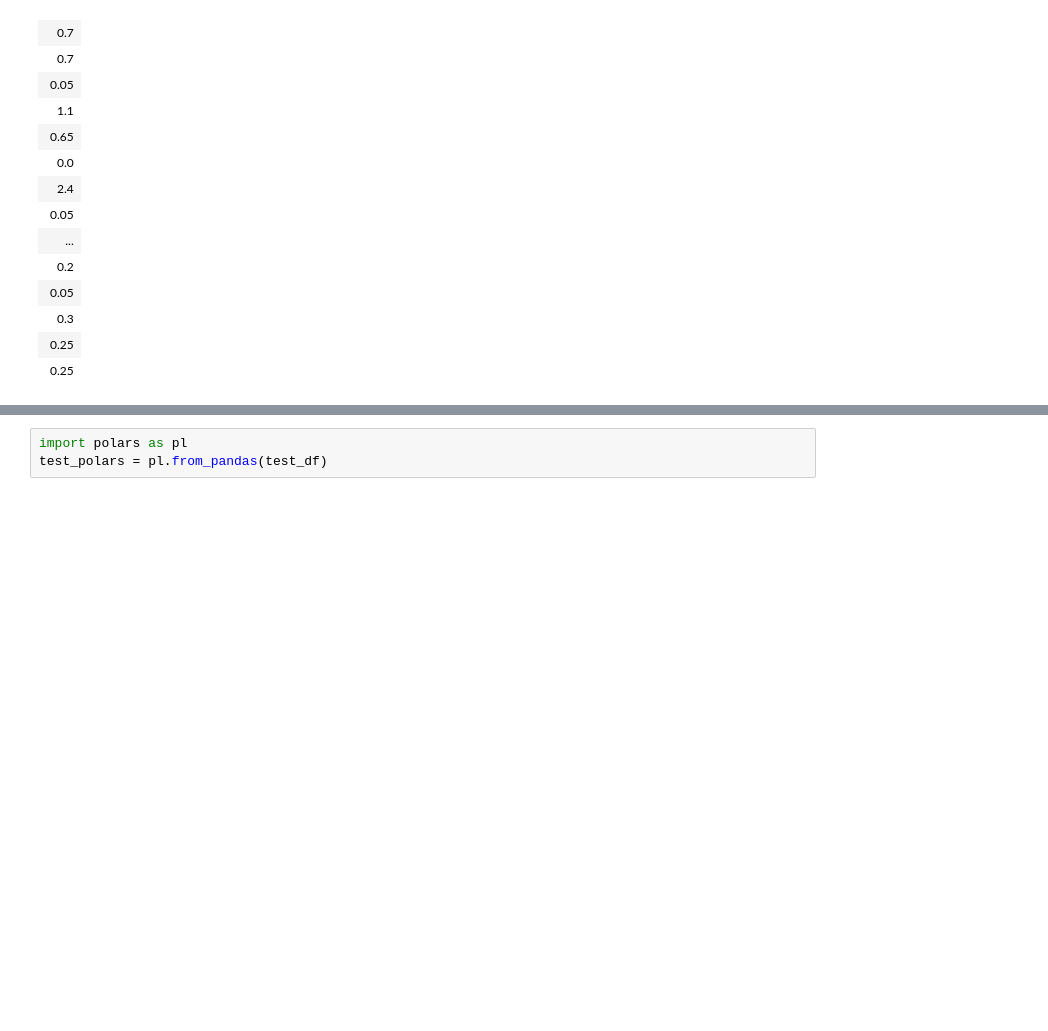
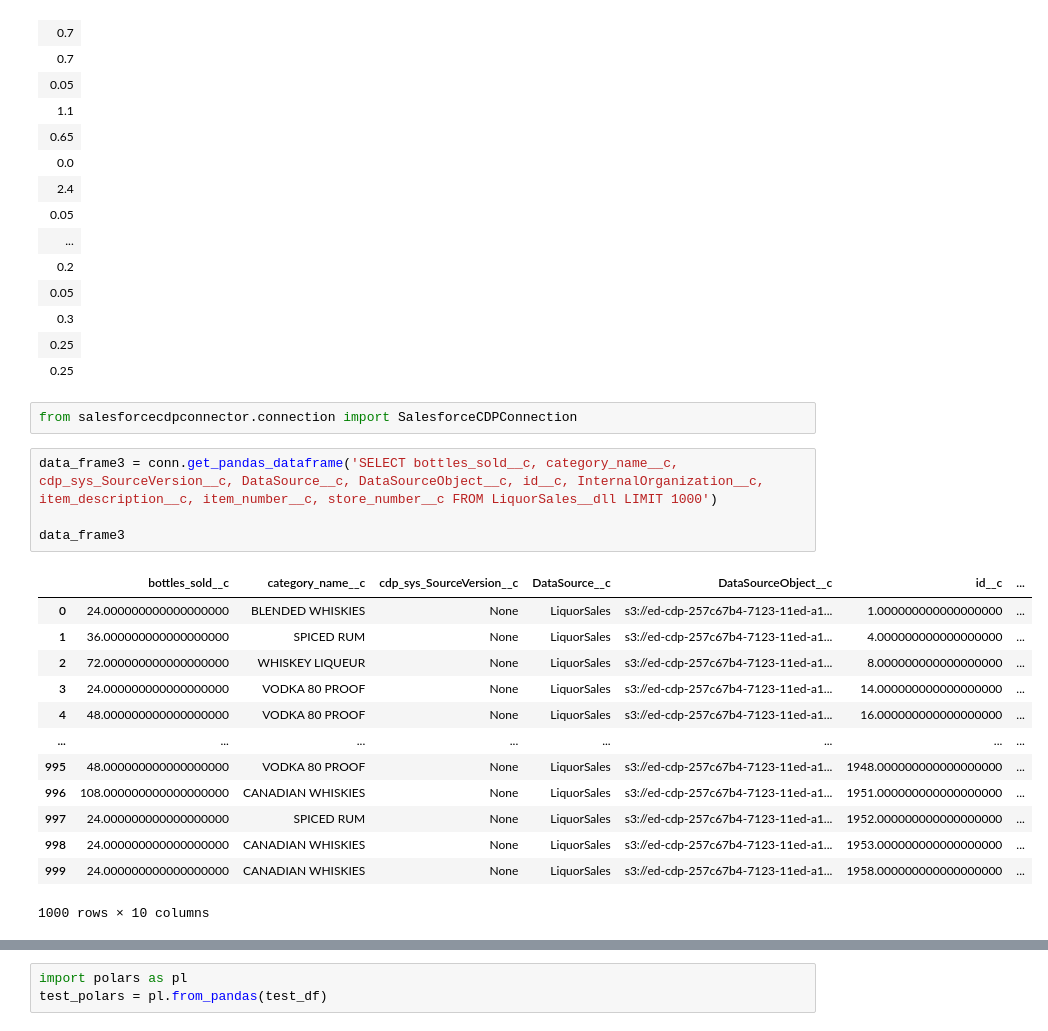
Before and after one commit to artcodex/Algo, a Jupyter notebook: Python/cdp.ipynb, the cells around one changed output, grey strips where cells are left out. Drawn from its saved outputs; the diff is of its cells as text; blank space fills up the shorter version.

```diff
--- a/Python/cdp.ipynb
+++ b/Python/cdp.ipynb
@@ -146,3 +166,23 @@ shape: (3699434, 1)
 | 0.3 |
 | 0.25 |
 | 0.25 |
+# %%
+from salesforcecdpconnector.connection import SalesforceCDPConnection
+# %%
+data_frame3 = conn.get_pandas_dataframe('SELECT bottles_sold__c, category_name__c, cdp_sys_SourceVersion__c, DataSource__c, DataSourceObject__c, id__c, InternalOrganization__c, item_description__c, item_number__c, store_number__c FROM LiquorSales__dll LIMIT 1000')
+
+data_frame3
+# %% [output]
+|  | bottles_sold__c | category_name__c | cdp_sys_SourceVersion__c | DataSource__c | DataSourceObject__c | id__c | ... |
+| 0 | 24.000000000000000000 | BLENDED WHISKIES | None | LiquorSales | s3://ed-cdp-257c67b4-7123-11ed-a1... | 1.000000000000000000 | ... |
+| 1 | 36.000000000000000000 | SPICED RUM | None | LiquorSales | s3://ed-cdp-257c67b4-7123-11ed-a1... | 4.000000000000000000 | ... |
+| 2 | 72.000000000000000000 | WHISKEY LIQUEUR | None | LiquorSales | s3://ed-cdp-257c67b4-7123-11ed-a1... | 8.000000000000000000 | ... |
+| 3 | 24.000000000000000000 | VODKA 80 PROOF | None | LiquorSales | s3://ed-cdp-257c67b4-7123-11ed-a1... | 14.000000000000000000 | ... |
+| 4 | 48.000000000000000000 | VODKA 80 PROOF | None | LiquorSales | s3://ed-cdp-257c67b4-7123-11ed-a1... | 16.000000000000000000 | ... |
+| ... | ... | ... | ... | ... | ... | ... | ... |
+| 995 | 48.000000000000000000 | VODKA 80 PROOF | None | LiquorSales | s3://ed-cdp-257c67b4-7123-11ed-a1... | 1948.000000000000000000 | ... |
+| 996 | 108.000000000000000000 | CANADIAN WHISKIES | None | LiquorSales | s3://ed-cdp-257c67b4-7123-11ed-a1... | 1951.000000000000000000 | ... |
+| 997 | 24.000000000000000000 | SPICED RUM | None | LiquorSales | s3://ed-cdp-257c67b4-7123-11ed-a1... | 1952.000000000000000000 | ... |
+| 998 | 24.000000000000000000 | CANADIAN WHISKIES | None | LiquorSales | s3://ed-cdp-257c67b4-7123-11ed-a1... | 1953.000000000000000000 | ... |
+| 999 | 24.000000000000000000 | CANADIAN WHISKIES | None | LiquorSales | s3://ed-cdp-257c67b4-7123-11ed-a1... | 1958.000000000000000000 | ... |
+1000 rows × 10 columns
```
Also changed, not shown: parts of 6 cells of this notebook.
